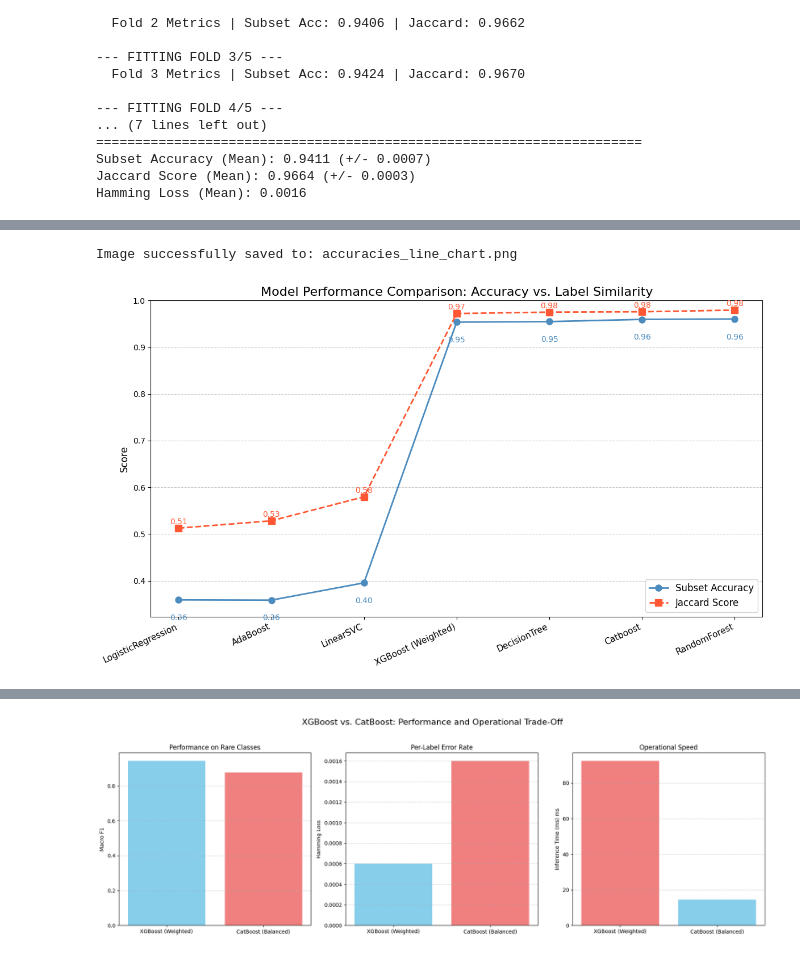
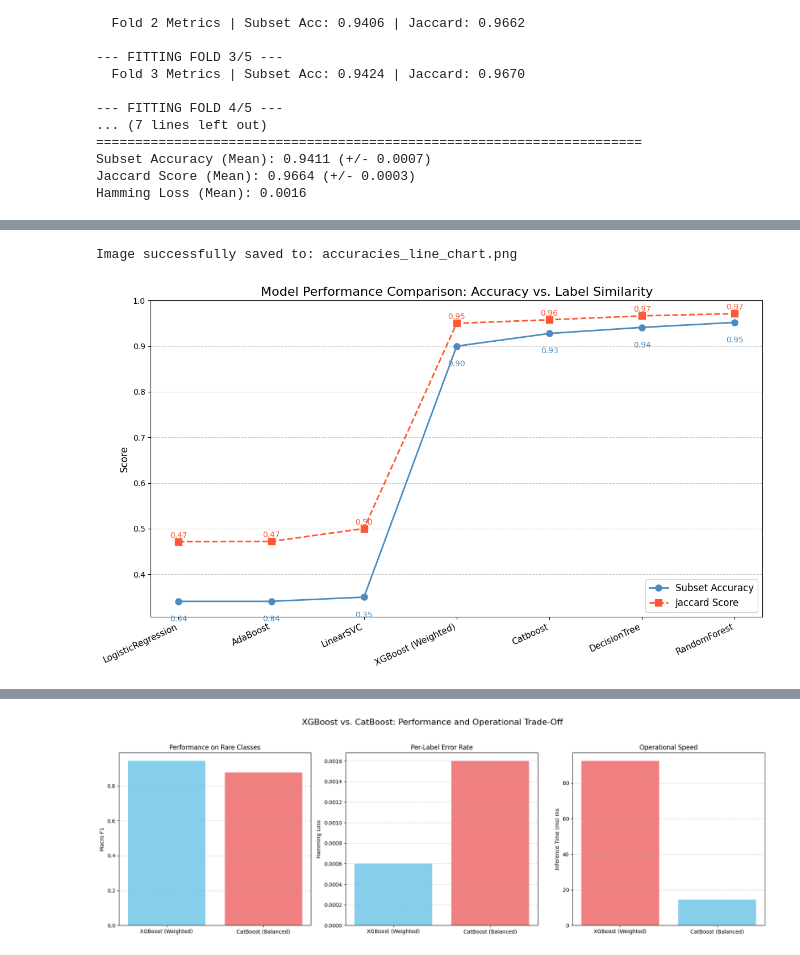
Before and after one commit to Nazihahaha/cic_iot, a Jupyter notebook: main10.ipynb, the cells around one changed output, grey strips where cells are left out. Drawn from its saved outputs; the diff is of its cells as text; code cells hidden in the pictures.

```diff
--- a/main10.ipynb
+++ b/main10.ipynb
@@ -549,12 +632,12 @@ results_data = {
         'AdaBoost',
         'LinearSVC',
         'XGBoost (Weighted)',
+        'Catboost',
         'DecisionTree',
-        'Catboost',
         'RandomForest'
     ],
-    'Subset Accuracy': [ 0.3591, 0.3585, 0.3956, 0.9538, 0.9549, 0.9596, 0.9604],
-    'Jaccard Score': [0.5127, 0.5284, 0.5797, 0.9721, 0.9752, 0.9759, 0.9795 ]
+    'Subset Accuracy': [ 0.3406, 0.3406, 0.3499, 0.90, 0.9278, 0.9411,  0.9520],
+    'Jaccard Score': [0.4714, 0.4720, 0.5003, 0.95, 0.9578, 0.9664, 0.9713]
 }
 
 df_comparison = pd.DataFrame(results_data).set_index('Model')
@@ -601,34 +684,34 @@ def plot_accuracy_comparison(df):
         ax.text(
             x[i], df['Jaccard Score'].iloc[i] + 0.005,
             f"{df['Jaccard Score'].iloc[i]:.2f}",
             ha='center', va='bottom', fontsize=10, color='#FF5733'
         )
 
     ax.set_ylabel('Score', fontsize=12)
     ax.set_title('Model Performance Comparison: Accuracy vs. Label Similarity', fontsize=16)
 
     ax.set_xticks(x)
     ax.set_xticklabels(x_labels, rotation=25, ha="right", fontsize=11)
 
     ax.legend(loc='lower right', fontsize=12)
 
     min_score = df[metrics].min().min()
     ax.set_ylim(min_score * 0.9, 1.0)
 
     plt.tight_layout()
     plt.grid(axis='y', linestyle='--', alpha=0.7)
 
     # --- FIX: Move plt.savefig() BEFORE plt.show() ---
     file_name = "accuracies_line_chart.png"
     plt.savefig(file_name, dpi=300)
     print(f"Image successfully saved to: {file_name}")
 
     plt.show()
 
 plot_accuracy_comparison(df_comparison)
 # %% [output]
 Image successfully saved to: accuracies_line_chart.png
-[figure, old version]
+[figure, new version]
 # %%
 import numpy as np
 import pandas as pd
```
Also changed, not shown: parts of 12 cells of this notebook.
